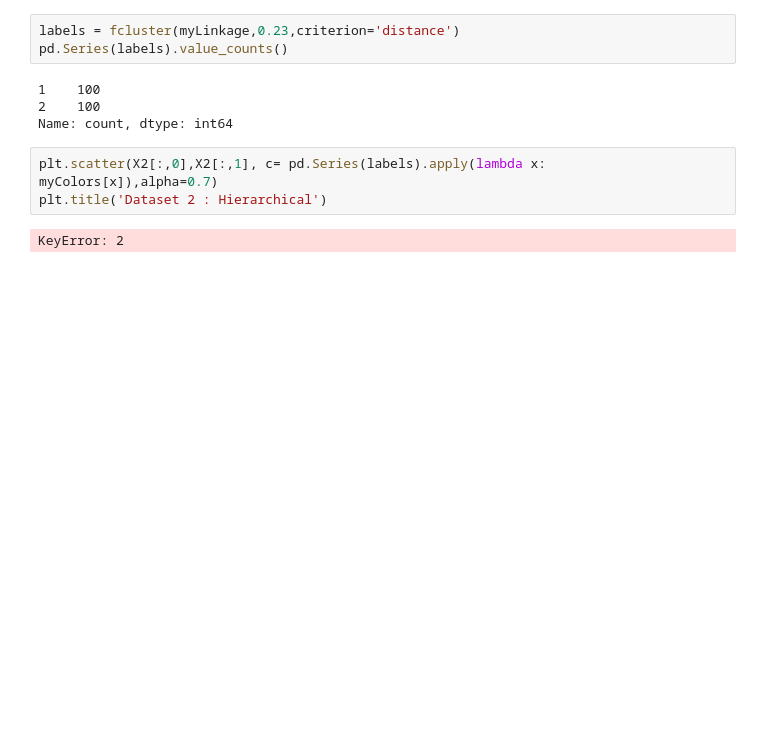
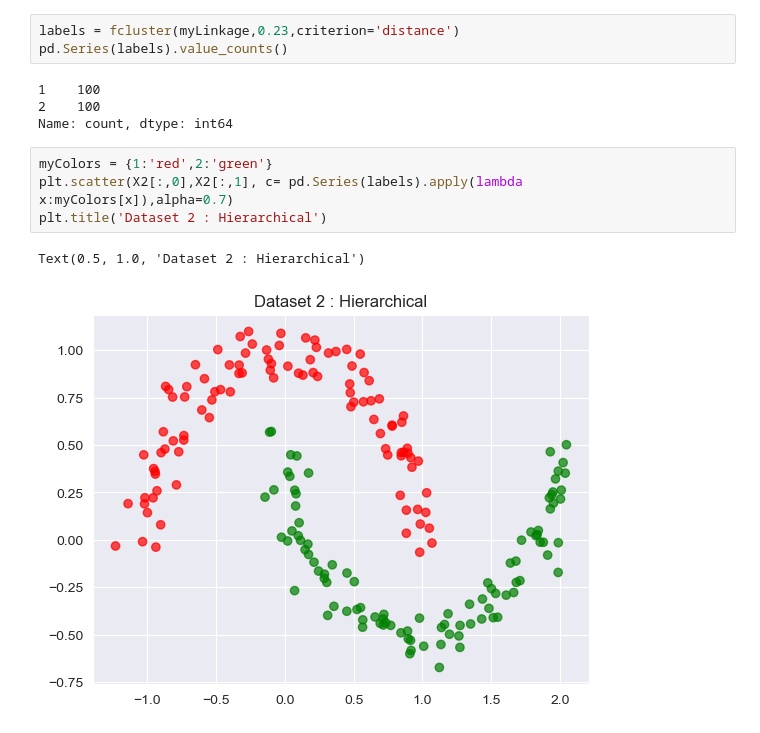
Before and after one commit to haianh610/SIC_Practice, a Jupyter notebook: 0403.ipynb, the cells around one changed output. Drawn from its saved outputs; the diff is of its cells as text; blank space fills up the shorter version.

```diff
--- a/0403.ipynb
+++ b/0403.ipynb
@@ -91,7 +92,9 @@ pd.Series(labels).value_counts()
 2    100
 Name: count, dtype: int64
 # %%
-plt.scatter(X2[:,0],X2[:,1], c= pd.Series(labels).apply(lambda x: myColors[x]),alpha=0.7)
+myColors = {1:'red',2:'green'}
+plt.scatter(X2[:,0],X2[:,1], c= pd.Series(labels).apply(lambda  x:myColors[x]),alpha=0.7)
 plt.title('Dataset 2 : Hierarchical')
 # %% [output]
-KeyError: 2
+Text(0.5, 1.0, 'Dataset 2 : Hierarchical')
+[figure, added]
```
Also changed, not shown: parts of 4 cells of this notebook, 1 other file.
